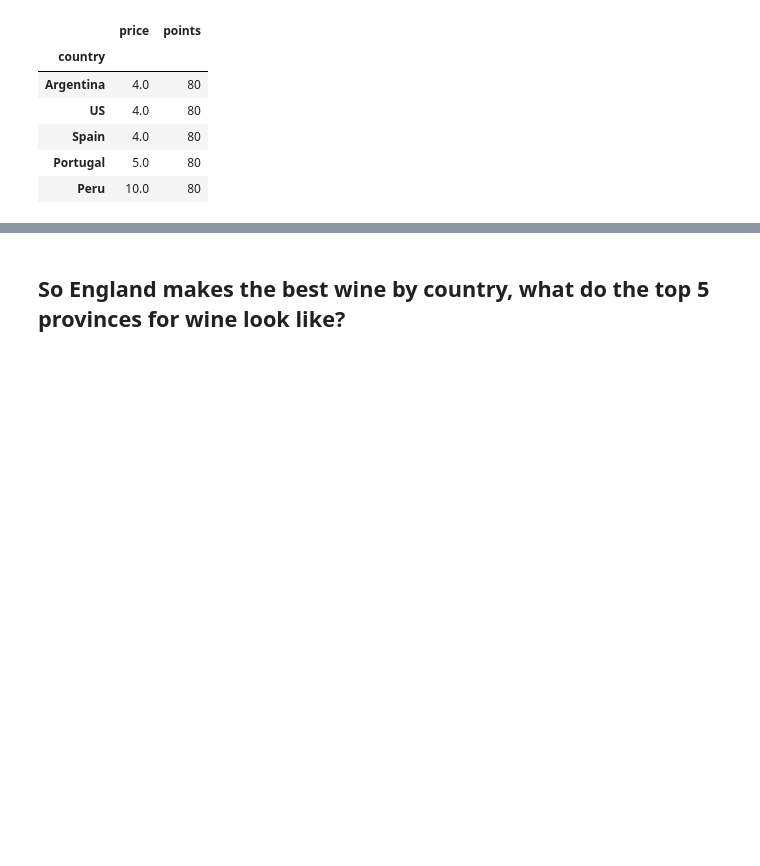
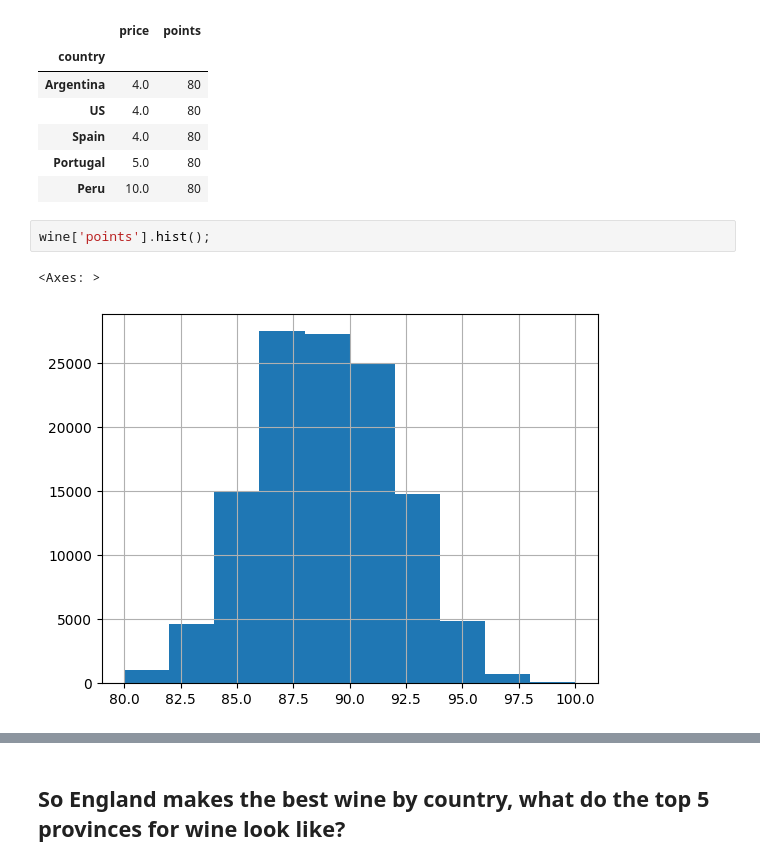
Before and after one commit to Brandon-Nutting/UdacityDataAnalysisProject, a Jupyter notebook: wineInvestigation.ipynb, the cells around one changed output, grey strips where cells are left out. Saved outputs shown, nothing was run; the diff lists cells and outputs as text; blank space fills up the shorter version.

```diff
--- a/wineInvestigation.ipynb
+++ b/wineInvestigation.ipynb
@@ -145,3 +148,8 @@ countryGroup.head()
 | Spain | 4.0 | 80 |
 | Portugal | 5.0 | 80 |
 | Peru | 10.0 | 80 |
+# %%
+wine['points'].hist();
+# %% [output]
+<Axes: >
+[figure, added]
```
Also changed, not shown: parts of 19 cells of this notebook, 6 other files.
